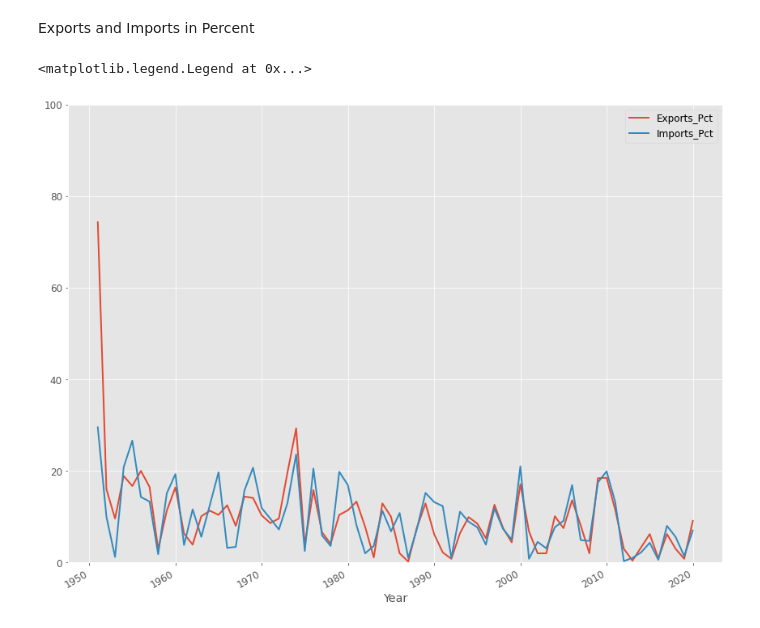
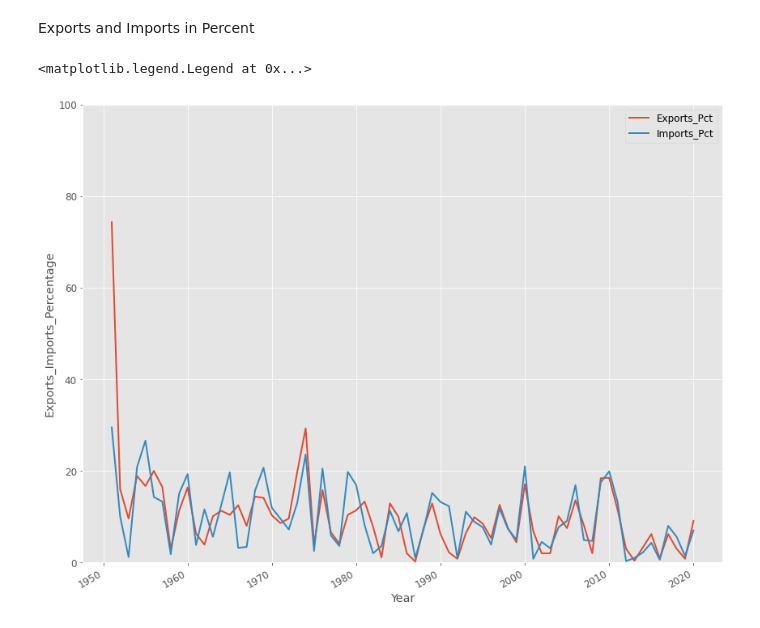
Before and after one commit to eldrigeampong/Data-Science, a Jupyter notebook: Statistisches Bundesamt/Economy/proj1.ipynb, the cells around one changed output. Saved outputs shown, nothing was run; the diff lists cells and outputs as text; code cells hidden in the pictures.

```diff
--- a/Statistisches Bundesamt/Economy/proj1.ipynb
+++ b/Statistisches Bundesamt/Economy/proj1.ipynb
@@ -288,21 +304,21 @@ ax3.legend(loc='upper left')
 Exports and Imports in Percent
 # %%
 # initialize the matplotlib figure
-fig4, ax4 = plt.subplots()
-fig4.autofmt_xdate()
+fig, ax = plt.subplots()
+fig.autofmt_xdate()
 
 # percentage change in exports and imports
-ax4.plot(df['Year'], df['Exports_Pct'], label='Exports_Pct', linewidth=2)
-ax4.plot(df['Year'], df['Imports_Pct'], label='Imports_Pct', linewidth=2)
+ax.plot(df['Year'], df['Exports_Pct'], label='Exports_Pct', linewidth=2)
+ax.plot(df['Year'], df['Imports_Pct'], label='Imports_Pct', linewidth=2)
 
 # set plot labels
-ax4.set_xlabel('Year')
+ax.set(xlabel='Year', ylabel='Exports_Imports_Percentage')
 
 # set y-axis limit
-ax4.set_ylim(0, 100)
+ax.set_ylim(0, 100)
 
 # legend label
-ax4.legend(loc='upper right')
+ax.legend(loc='upper right')
 # %% [output]
 <matplotlib.legend.Legend at 0x...>
-[figure, old version]
+[figure, new version]
```
Also changed, not shown: parts of 17 cells of this notebook.
